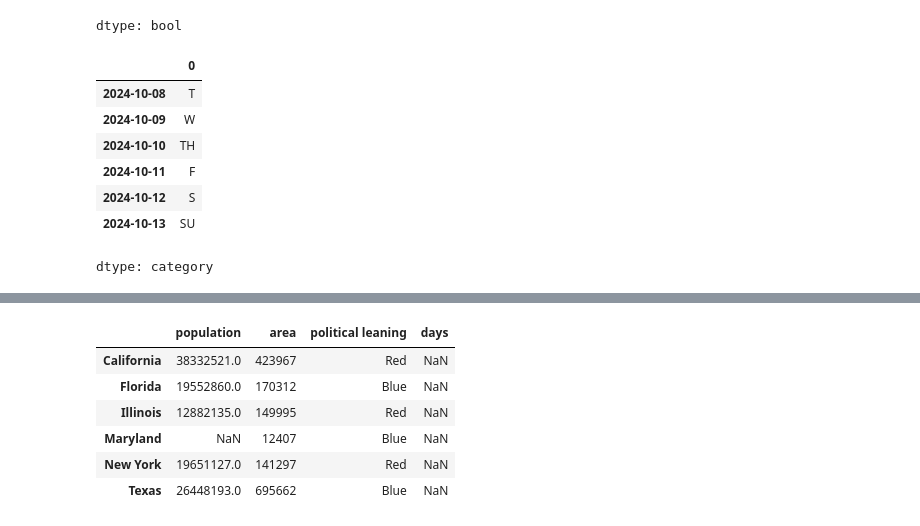
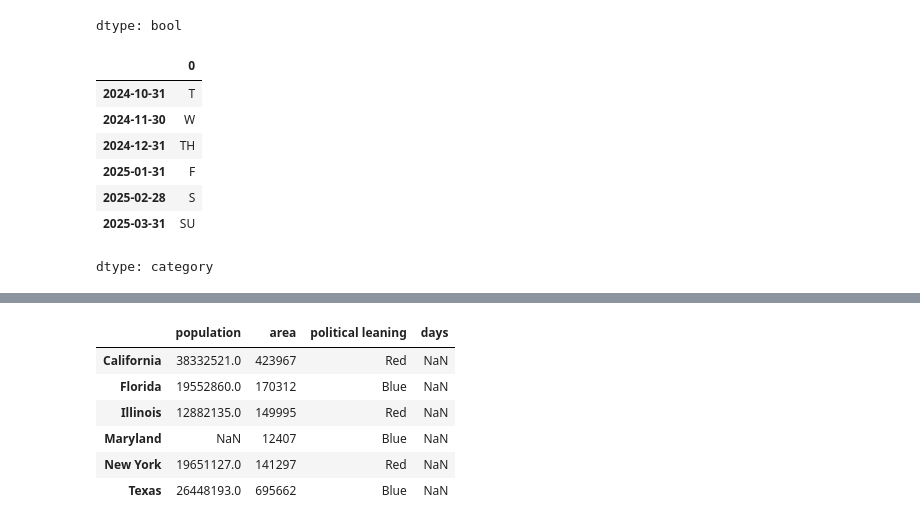
Before and after one commit to tsnow2010/DATA601, a Jupyter notebook: DATA601_Notes/DATA601_Week_7_Notes.ipynb, the cells around one changed output, grey strips where cells are left out. Drawn from its saved outputs; the diff is of its cells as text; code cells hidden in the pictures.

```diff
--- a/DATA601_Notes/DATA601_Week_7_Notes.ipynb
+++ b/DATA601_Notes/DATA601_Week_7_Notes.ipynb
@@ -193,14 +219,14 @@ states_pl['political leaning'].isin(['Red'])
 dtype: bool
 # %%
 # How to index with dates
-cal = pd.Series(pd.Categorical(['T','W','TH','F','S','SU']),index=pd.date_range('2024-10-08',periods=6))
+cal = pd.Series(pd.Categorical(['T','W','TH','F','S','SU']),index=pd.date_range('2024-10-08',periods=6,freq='M'))
 cal
 # %% [output]
 |  | 0 |
-| 2024-10-08 | T |
-| 2024-10-09 | W |
-| 2024-10-10 | TH |
-| 2024-10-11 | F |
-| 2024-10-12 | S |
-| 2024-10-13 | SU |
+| 2024-10-31 | T |
+| 2024-11-30 | W |
+| 2024-12-31 | TH |
+| 2025-01-31 | F |
+| 2025-02-28 | S |
+| 2025-03-31 | SU |
 dtype: category
```
Also changed, not shown: parts of 37 cells of this notebook.
